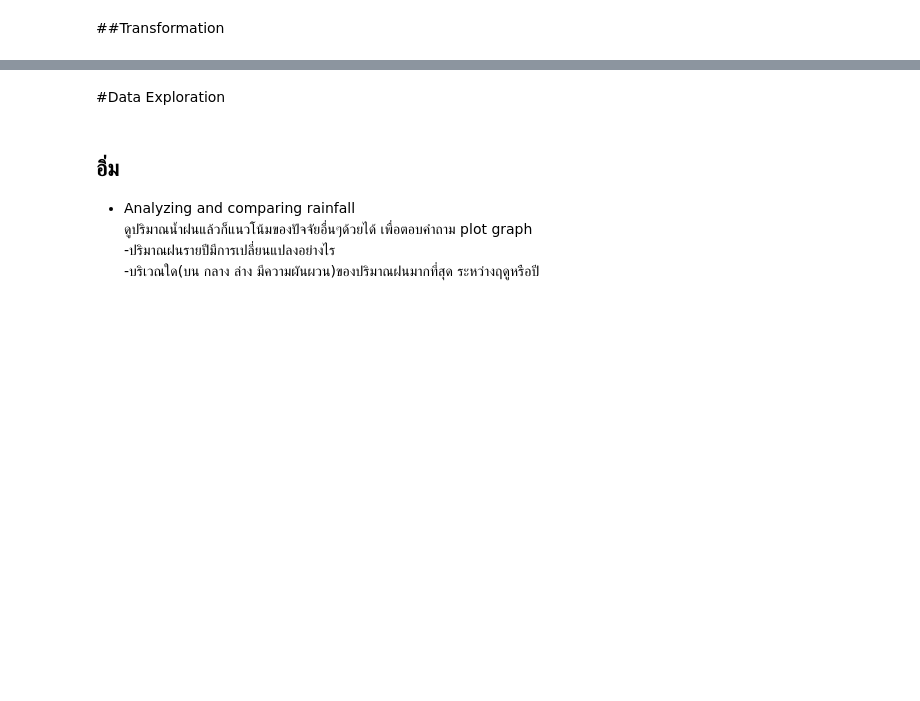
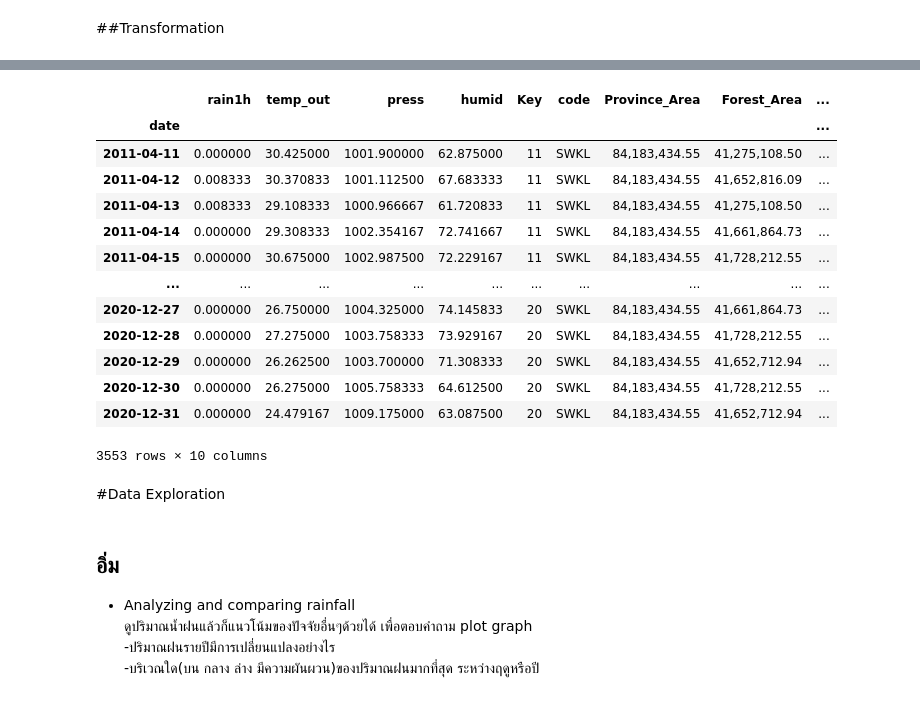
Before and after one commit to punnarat-w/Yomriver_analysis, a Jupyter notebook: ForecastingModel.ipynb, the cells around one changed output, grey strips where cells are left out. Saved outputs shown, nothing was run; the diff lists cells and outputs as text; code cells hidden in the pictures; blank space fills up the shorter version.

```diff
--- a/ForecastingModel.ipynb
+++ b/ForecastingModel.ipynb
@@ -618,0 +990,3 @@ def change_todate(df):
+# %%
+pday_s = south_df.groupby('date')['rain1h','temp_out','press','humid'].mean()
+pday_s
@@ -618,0 +1008,3 @@ def change_todate(df):
+# %%
+s_forest = south_df.groupby('date')['Key','code','Province_Area','Forest_Area','Percent_of_Province_Area','Non_Forest_Area'].first()
+display(s_forest)
@@ -621,3 +1063,21 @@ def change_todate(df):
+# %%
+s_df = pd.concat([pday_s, s_forest.reindex(pday_s.index)], axis=1)
+display(s_df)
+# %% [output]
+|  | rain1h | temp_out | press | humid | Key | code | Province_Area | Forest_Area | ... |
+| date |  |  |  |  |  |  |  |  | ... |
+| 2011-04-11 | 0.000000 | 30.425000 | 1001.900000 | 62.875000 | 11 | SWKL | 84,183,434.55 | 41,275,108.50 | ... |
+| 2011-04-12 | 0.008333 | 30.370833 | 1001.112500 | 67.683333 | 11 | SWKL | 84,183,434.55 | 41,652,816.09 | ... |
+| 2011-04-13 | 0.008333 | 29.108333 | 1000.966667 | 61.720833 | 11 | SWKL | 84,183,434.55 | 41,275,108.50 | ... |
+| 2011-04-14 | 0.000000 | 29.308333 | 1002.354167 | 72.741667 | 11 | SWKL | 84,183,434.55 | 41,661,864.73 | ... |
+| 2011-04-15 | 0.000000 | 30.675000 | 1002.987500 | 72.229167 | 11 | SWKL | 84,183,434.55 | 41,728,212.55 | ... |
+| ... | ... | ... | ... | ... | ... | ... | ... | ... | ... |
+| 2020-12-27 | 0.000000 | 26.750000 | 1004.325000 | 74.145833 | 20 | SWKL | 84,183,434.55 | 41,661,864.73 | ... |
+| 2020-12-28 | 0.000000 | 27.275000 | 1003.758333 | 73.929167 | 20 | SWKL | 84,183,434.55 | 41,728,212.55 | ... |
+| 2020-12-29 | 0.000000 | 26.262500 | 1003.700000 | 71.308333 | 20 | SWKL | 84,183,434.55 | 41,652,712.94 | ... |
+| 2020-12-30 | 0.000000 | 26.275000 | 1005.758333 | 64.612500 | 20 | SWKL | 84,183,434.55 | 41,728,212.55 | ... |
+| 2020-12-31 | 0.000000 | 24.479167 | 1009.175000 | 63.087500 | 20 | SWKL | 84,183,434.55 | 41,652,712.94 | ... |
+3553 rows × 10 columns
 # %%
 # set index
 def transform_index(dataframe):
```
Also changed, not shown: parts of 48 cells of this notebook.
